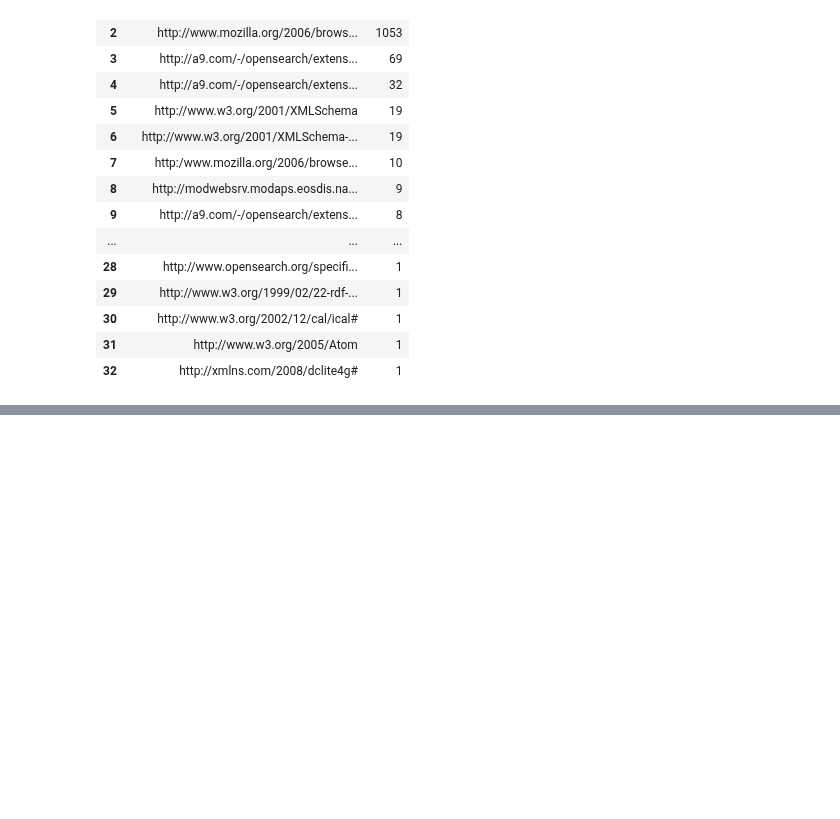
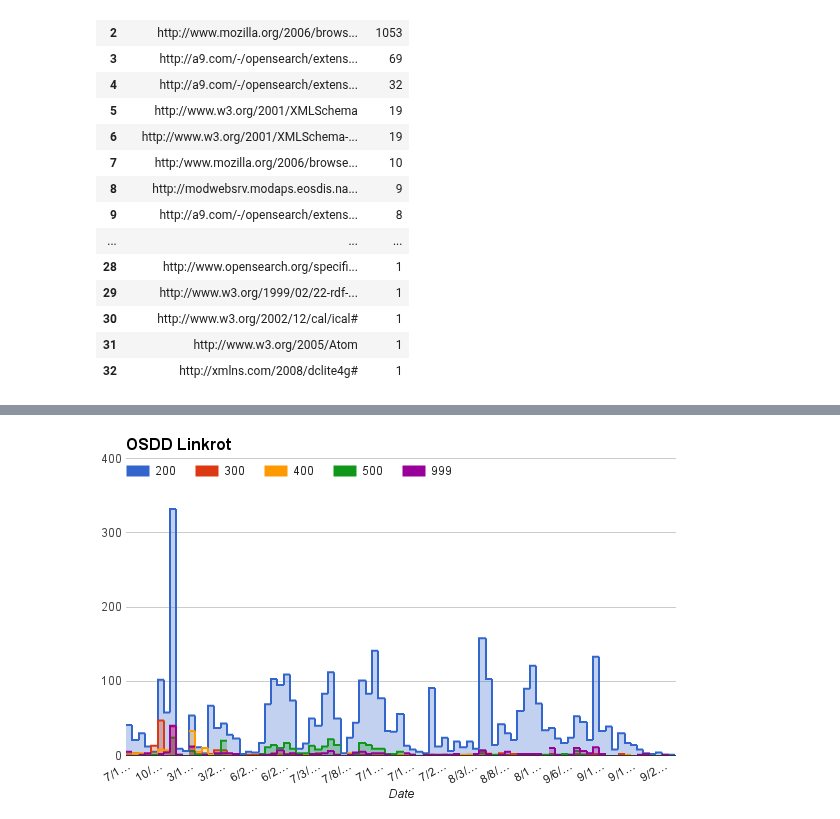
Before and after one commit to b-cube/Response-Identification-Info, a Jupyter notebook: notebooks/Analysis - OpenSearch.ipynb, the cells around one changed output, grey strips where cells are left out. Saved outputs shown, nothing was run; the diff lists cells and outputs as text; code cells hidden in the pictures; blank space fills up the shorter version.

Commit message:
osdd stats for templates

```diff
--- a/notebooks/Analysis - OpenSearch.ipynb
+++ b/notebooks/Analysis - OpenSearch.ipynb
@@ -53,0 +200,7 @@ df
+# %%
+from IPython.display import Image
+Image(filename='screenshots/osdd_linkrot_area.png')
+
+# this is not a good chart
+# %% [output]
+[figure, added]
```
Also changed, not shown: parts of 17 cells of this notebook, 7 other files.
